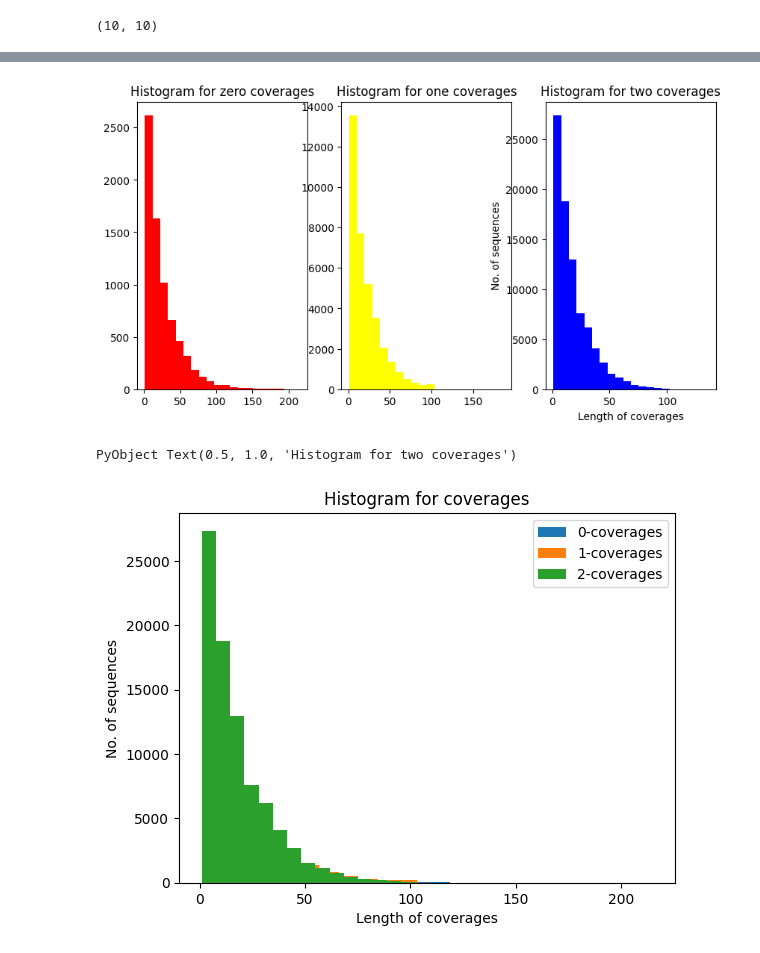
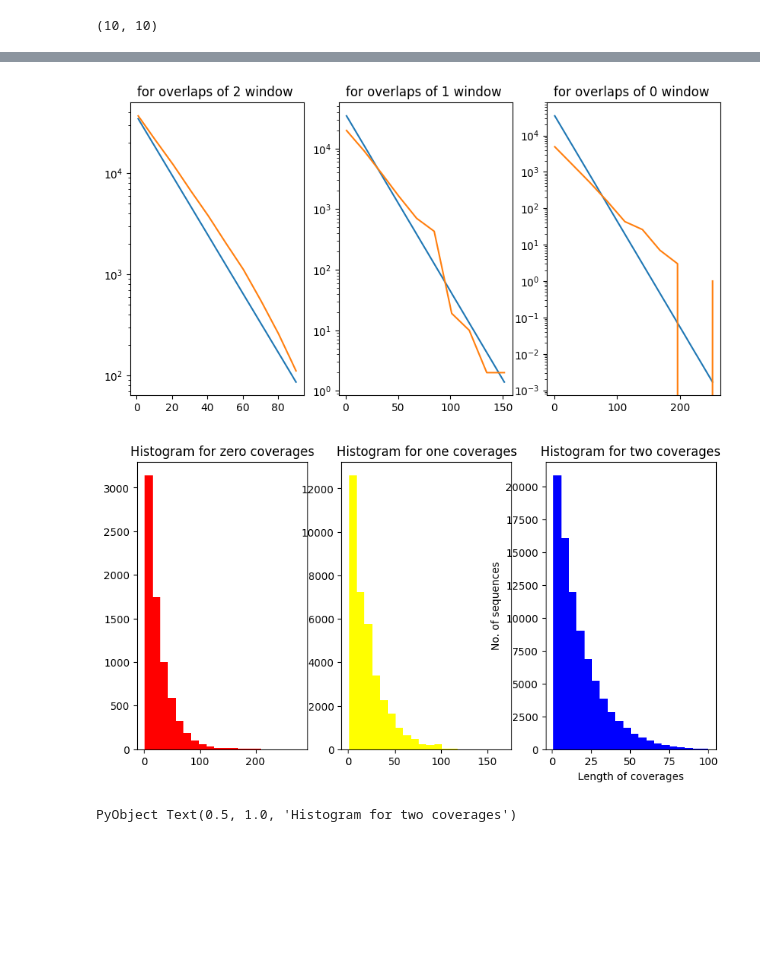
Before and after one commit to Dinesh-Adhithya-H/Bioinformatics, a Jupyter notebook: Baseline_random_simulations.ipynb, the cells around one changed output, grey strips where cells are left out. Drawn from its saved outputs; the diff is of its cells as text; code cells hidden in the pictures; blank space fills up the shorter version.

```diff
--- a/Baseline_random_simulations.ipynb
+++ b/Baseline_random_simulations.ipynb
@@ -118,9 +97 @@ plt.title("no. of simulations:"*string(l))
 PyObject Text(0.5, 1.0, 'no. of simulations:100000')
-# %%
-x=sort(x); # We find the lengths of various zero coverage regions .
-x1=[]
-for i in 1:l-1
-    if x[i+1]-x[i]>=100
-        append!(x1,x[i+1]-x[i]-100)
-    end
-end
@@ -289,6 +181,3 @@ using CurveFit
 length(h[2][1:10]),length(h[1])
 # %% [output]
 (10, 10)
-# %%
-fit=curve_fit(ExpFit,h[2][1:10],h[1])
-y0b = fit.(h[2][1:10])
@@ -314,0 +184,7 @@ plt.show()
+# %%
+fit1=curve_fit(ExpFit,h1[2][1:10],h1[1])
+y1=fit.(h1[2][1:10])
+fit2=curve_fit(ExpFit,h2[2][1:10],h2[1])
+y2=fit.(h2[2][1:10])
+fit0=curve_fit(ExpFit,h0[2][1:10],h0[1])
+y0=fit.(h0[2][1:10])
@@ -315,24 +203,30 @@ plt.show()
+# %%
+fig,(axs1,axs2,axs0)=plt.subplots(1,3,figsize=(10,5))
+axs2.plot(h1[2][1:10],y1,label="least squares fit")
+axs2.plot(h1[2][1:10],h1[1],label="simulation")
+axs2.set_title("for overlaps of 1 window ")
+axs2.set_yscale("log")
+axs1.plot(h2[2][1:10],y2,label="least squares fit")
+axs1.plot(h2[2][1:10],h2[1],label="simulation")
+axs1.set_title("for overlaps of 2 window ")
+axs1.set_yscale("log")
+axs0.plot(h0[2][1:10],y0,label="least squares fit")
+axs0.plot(h0[2][1:10],h0[1],label="simulation")
+axs0.set_title("for overlaps of 0 window ")
+axs0.set_yscale("log")
+plt.show()
+# %% [output]
+[figure, added]
 # %%
 fig,(axs1,axs2,axs3)=plt.subplots(1,3,figsize=(10,5))
-axs1.hist(x11,bins=20,color="red")
-axs2.hist(x22,bins=20,color="yellow")
-axs3.hist(x33,bins=20,color="blue")
+axs1.hist(heights(a)[0],bins=20,color="red")
+axs2.hist(heights(a)[1],bins=20,color="yellow")
+axs3.hist(heights(a)[2],bins=20,color="blue")
 plt.xlabel("Length of coverages")
 plt.ylabel("No. of sequences")
 axs1.set_title("Histogram for zero coverages")
 axs2.set_title("Histogram for one coverages")
 axs3.set_title("Histogram for two coverages")
 # %% [output]
-[figure, old version]
+[figure, new version]
 PyObject Text(0.5, 1.0, 'Histogram for two coverages')
-# %%
-plt.hist(x11, bins=20,label="0-coverages")
-plt.hist(x22, bins=20,label="1-coverages")
-plt.hist(x33, bins=20,label="2-coverages")
-plt.xlabel("Length of coverages")
-plt.ylabel("No. of sequences")
-plt.title("Histogram for coverages")
-plt.legend()
-plt.show()
-# %% [output]
-[figure, removed]
```
Also changed, not shown: parts of 14 cells of this notebook.
